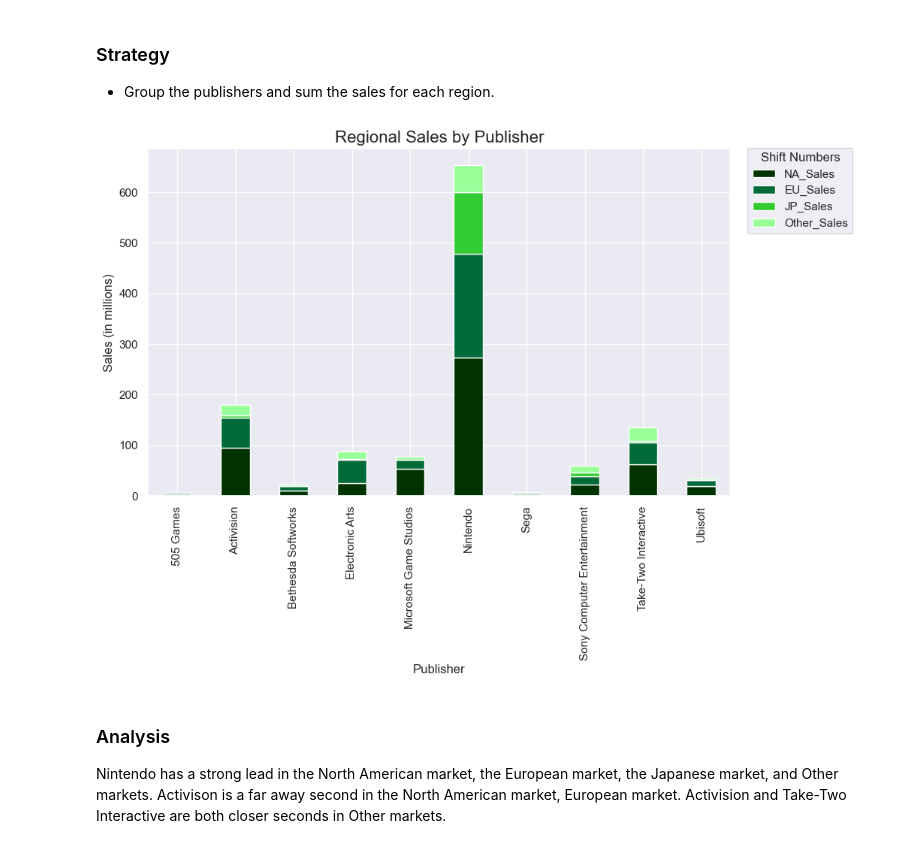
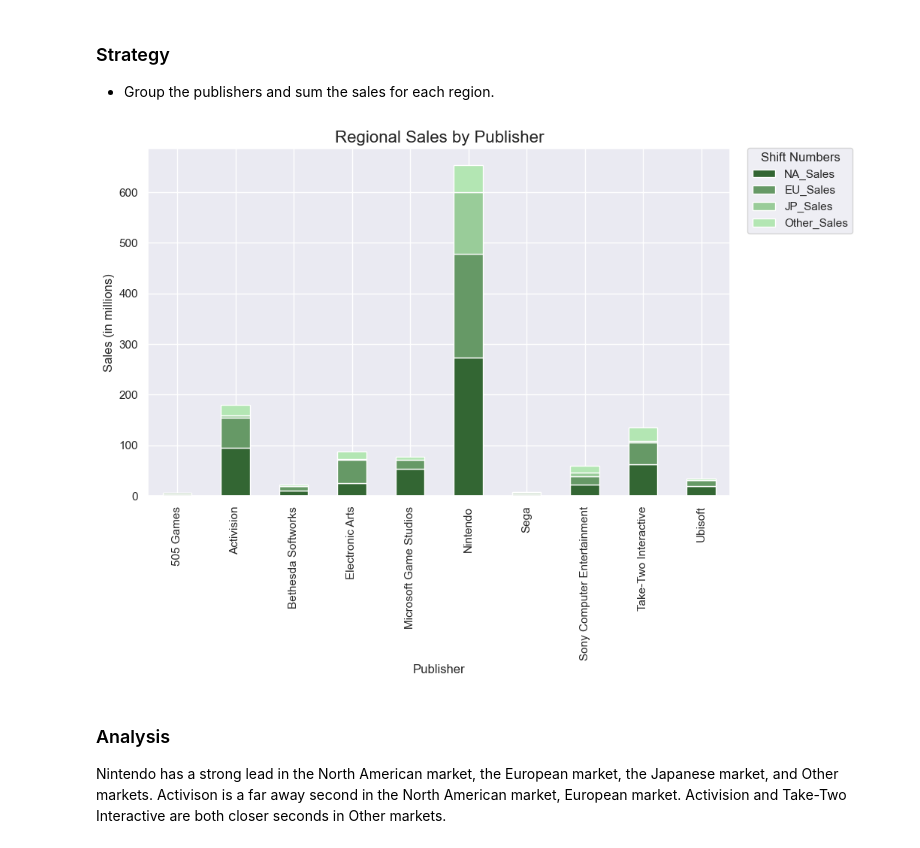
Before and after one commit to dtoshm/data_project_six, a Jupyter notebook: game_sales_analysis.ipynb, the cells around one changed output. Saved outputs shown, nothing was run; the diff lists cells and outputs as text; code cells hidden in the pictures.

```diff
--- a/game_sales_analysis.ipynb
+++ b/game_sales_analysis.ipynb
@@ -33,15 +33,15 @@ Regional Sales by Publisher: Create a stacked column (or bar) chart to show the
 # %%
 sales_by_publisher = games.groupby('Publisher')[['NA_Sales', 'EU_Sales', 'JP_Sales', 'Other_Sales']].sum().reset_index()
 
-colors = ['#003300', '#006B38', '#33CC33', '#99FF99']
+colors = ['#336633', '#669966', '#99CC99', '#B3E6B3', '#CCFFCC', '#D9FFD9', '#E6FFE6', '#F2FFF2', '#F9FFF9', '#FCFFFC']
 sales_by_publisher.set_index('Publisher').plot(kind='bar', stacked=True, color=colors, figsize=(10, 6))
 plt.title('Regional Sales by Publisher', fontsize=16)
 plt.legend(title='Shift Numbers', bbox_to_anchor=(1.02, 1.02), loc='upper left')
 plt.xlabel('Publisher', fontsize=12)
 plt.ylabel('Sales (in millions)', fontsize=12)
 plt.show()
 # %% [output]
-[figure, old version]
+[figure, new version]
 # %% [markdown]
 ### Analysis
 Nintendo has a strong lead in the North American market, the European market, the Japanese market, and Other markets.
```
Also changed, not shown: parts of 3 cells of this notebook.
